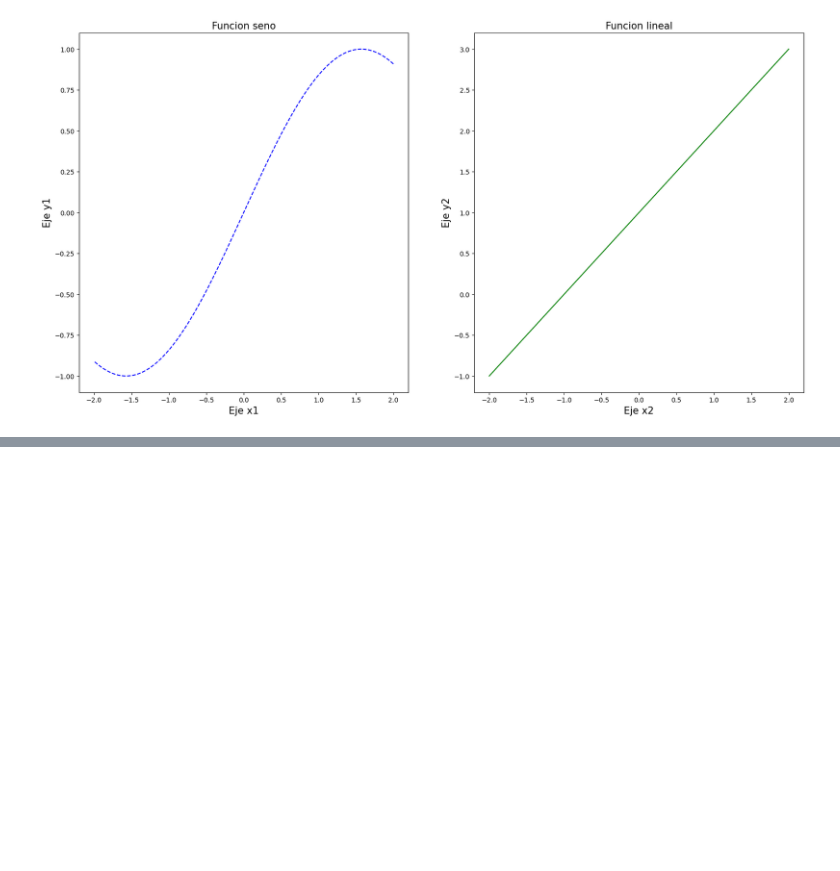
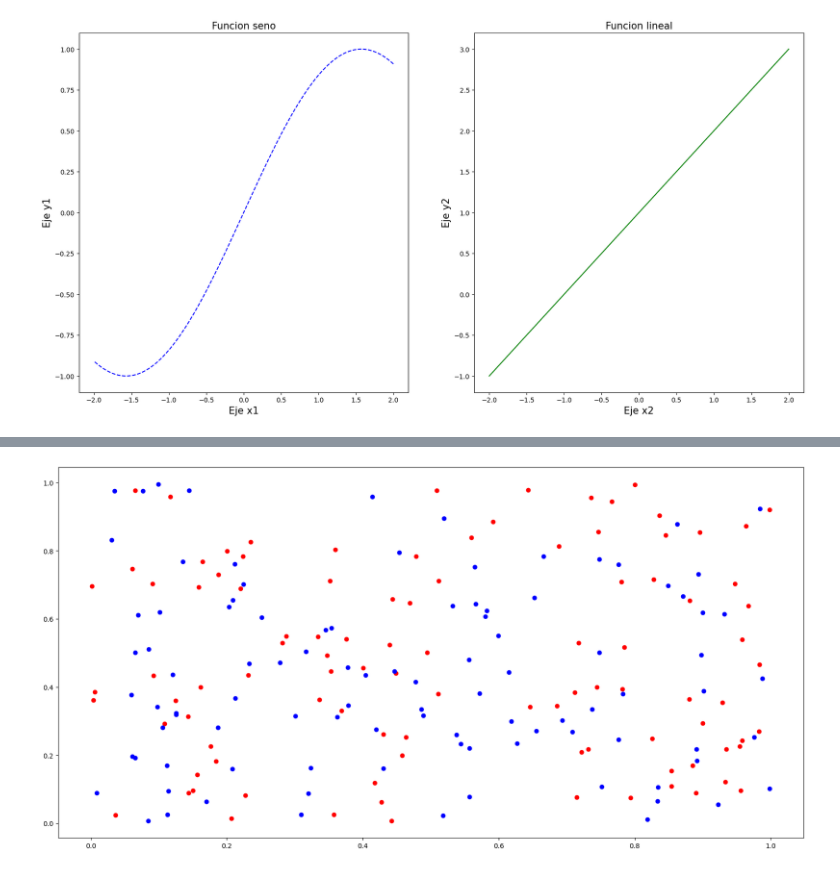
Before and after one commit to elmoconh/DataScience-practice, a Jupyter notebook: 01-LibreriasBasicas/03-matplotlib.ipynb, the cells around one changed output, grey strips where cells are left out. Saved outputs shown, nothing was run; the diff lists cells and outputs as text; code cells hidden in the pictures; blank space fills up the shorter version.

```diff
--- a/01-LibreriasBasicas/03-matplotlib.ipynb
+++ b/01-LibreriasBasicas/03-matplotlib.ipynb
@@ -134,0 +146,11 @@ plt.show()
+# %%
+#se pueden superponer valores en una grafica de dispersion
+import numpy as np
+plt.figure(figsize=(20,10))
+x,y = np.random.rand(2, 100)
+x2, y2 = np.random.rand(2, 100)
+plt.scatter(x, y, c='r')
+plt.scatter(x2, y2, c='b')
+plt.show()
+# %% [output]
+[figure, added]
```
Also changed, not shown: parts of 4 cells of this notebook.
